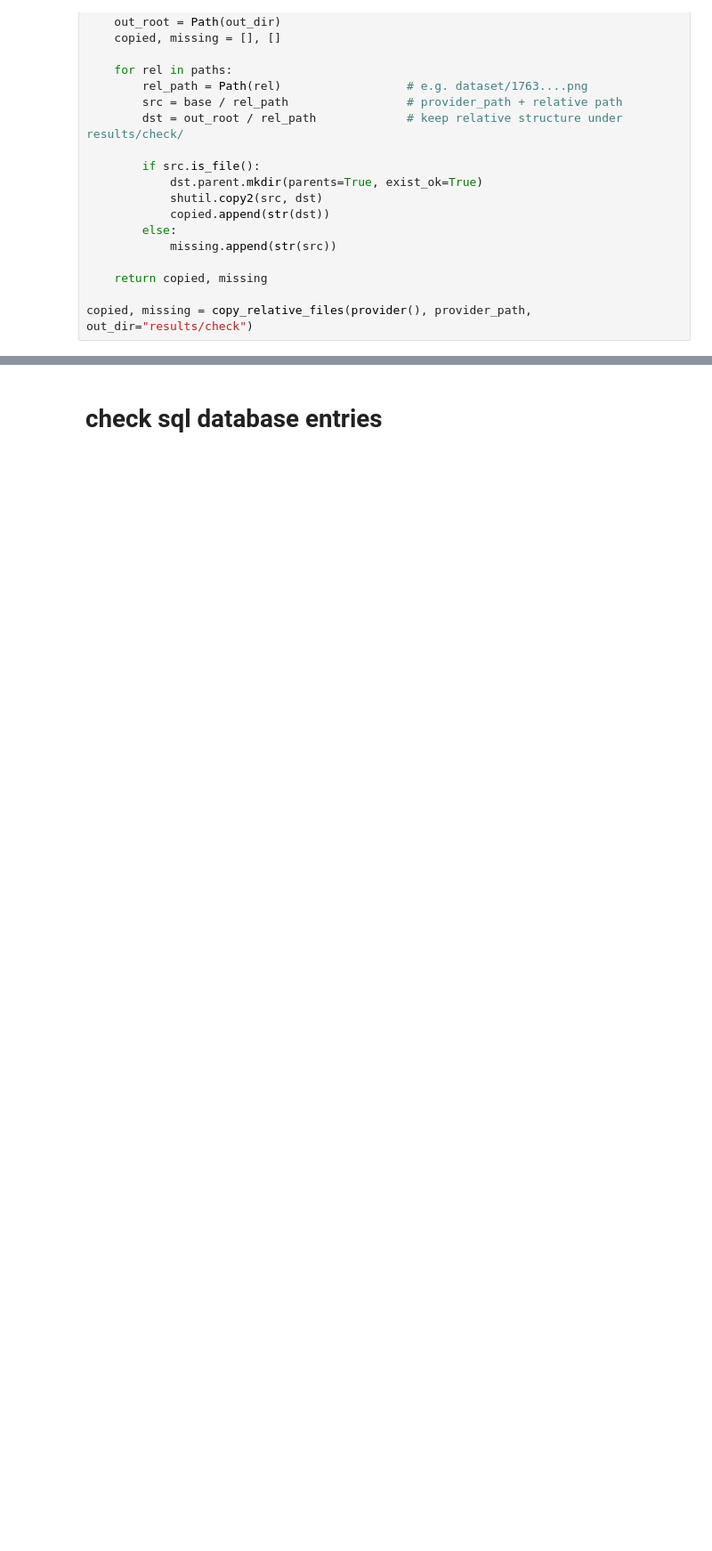
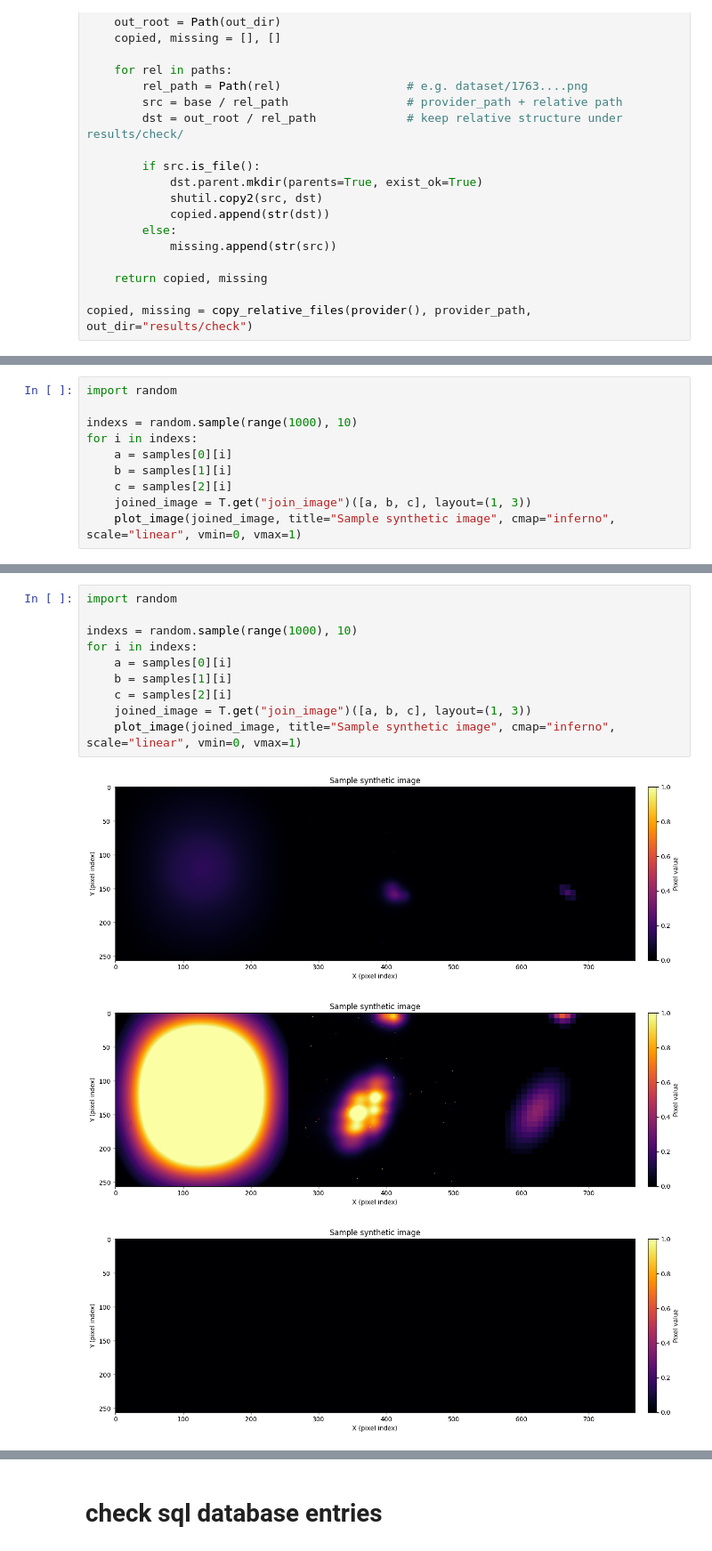
Before and after one commit to Andrew-XQY/fiber-image-reconstruction, a Jupyter notebook: notebooks/visualization.ipynb, the cells around one changed output, grey strips where cells are left out. Shown at 89% size. Cells and saved outputs as stored; diff of their text form; blank space fills up the shorter version.

```diff
--- a/notebooks/visualization.ipynb
+++ b/notebooks/visualization.ipynb
@@ -1243,0 +1362,10 @@ copied, missing = copy_relative_files(provider(), provider_path, out_dir="result
+# %%
+import random
+
+indexs = random.sample(range(1000), 10)
+for i in indexs:
+    a = samples[0][i]
+    b = samples[1][i]
+    c = samples[2][i]
+    joined_image = T.get("join_image")([a, b, c], layout=(1, 3))
+    plot_image(joined_image, title="Sample synthetic image", cmap="inferno", scale="linear", vmin=0, vmax=1)
@@ -1243,0 +1502,14 @@ copied, missing = copy_relative_files(provider(), provider_path, out_dir="result
+# %%
+import random
+
+indexs = random.sample(range(1000), 10)
+for i in indexs:
+    a = samples[0][i]
+    b = samples[1][i]
+    c = samples[2][i]
+    joined_image = T.get("join_image")([a, b, c], layout=(1, 3))
+    plot_image(joined_image, title="Sample synthetic image", cmap="inferno", scale="linear", vmin=0, vmax=1)
+# %% [output]
+[figure, added]
+[figure, added]
+[figure, added]
```
Also changed, not shown: parts of 11 cells of this notebook, 4 other files.
